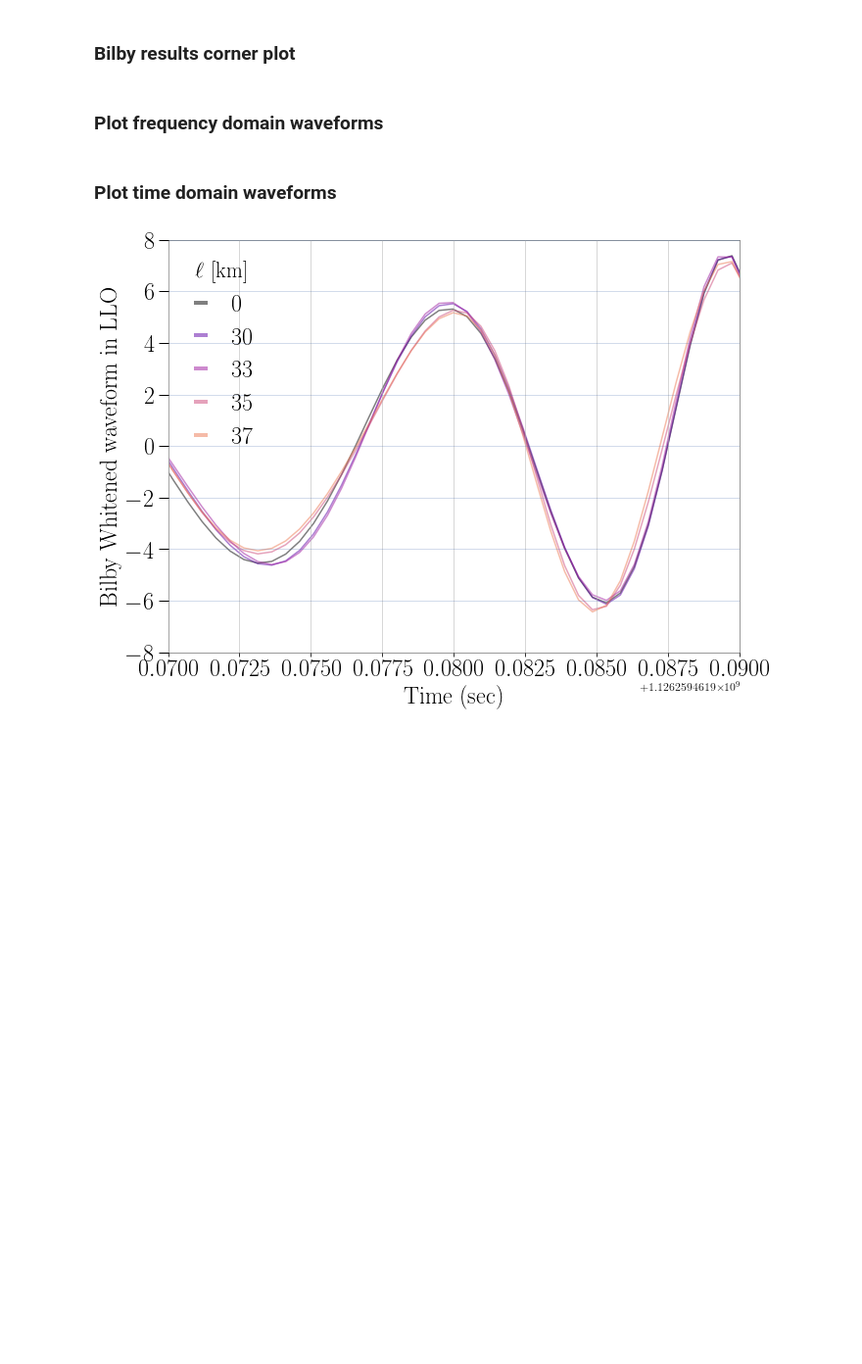
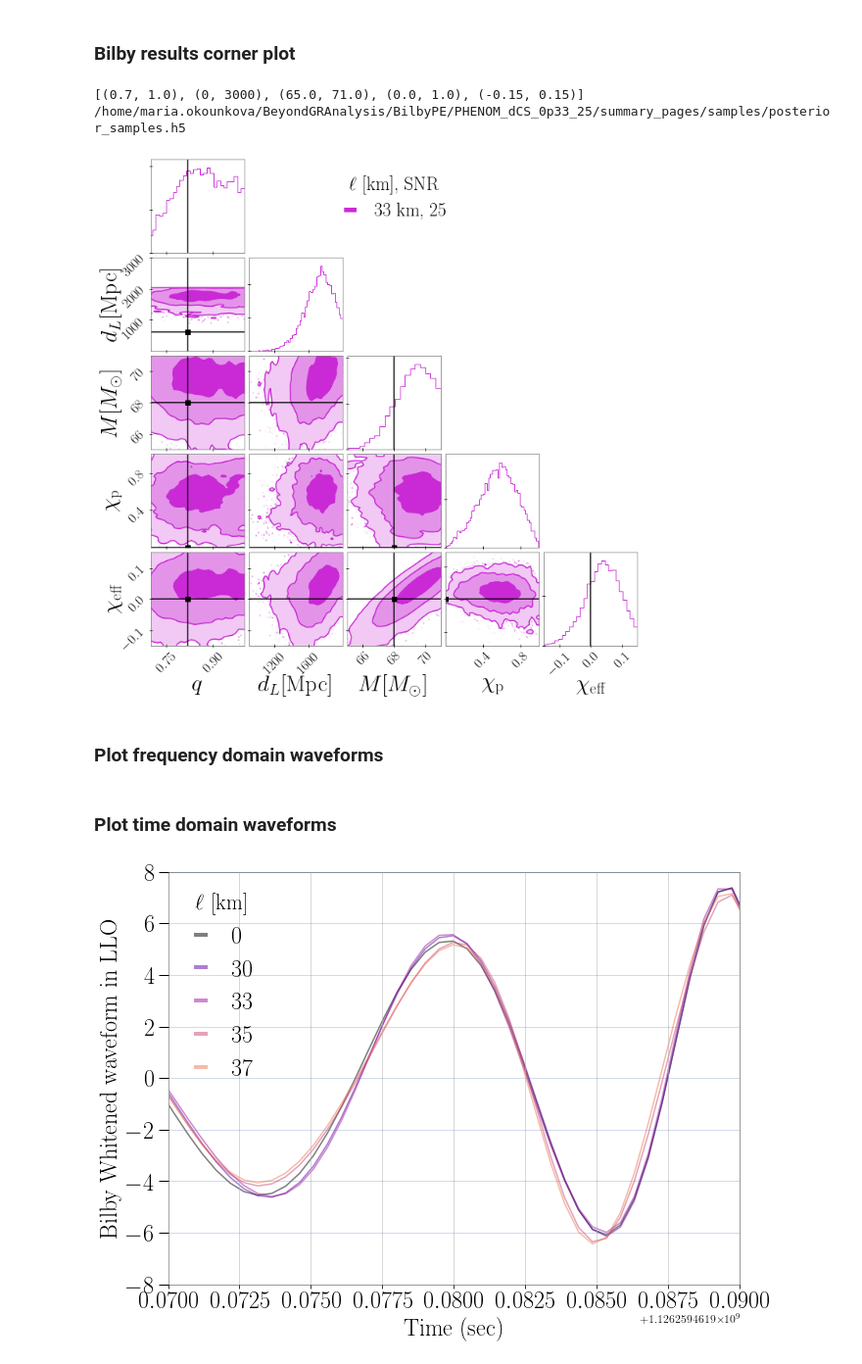
Before and after one commit to mariaokounkova/BeyondGRAnalysis, a Jupyter notebook: BilbyAnalysis.ipynb, the cells around one changed output. Shown at 98% size. Saved outputs shown, nothing was run; the diff lists cells and outputs as text; code cells hidden in the pictures; blank space fills up the shorter version.

```diff
--- a/BilbyAnalysis.ipynb
+++ b/BilbyAnalysis.ipynb
@@ -114,7 +108,7 @@ def SummaryPageFile(name):
     return "/home/maria.okounkova/BeyondGRAnalysis/BilbyPE/" + name + \
         "/summary_pages/samples/posterior_samples.h5"
 
-RangeDict = {'mass_ratio': (0.7, 1.0), 'total_mass' : (65.0, 71.0), 'chi_eff' : (-0.1, 0.1), 'chi_p' : (0.0, 1.0), 'luminosity_distance' : (200, 700)}
+RangeDict = {'mass_ratio': (0.7, 1.0), 'total_mass' : (65.0, 71.0), 'chi_eff' : (-0.15, 0.15), 'chi_p' : (0.0, 1.0), 'luminosity_distance' : (0, 3000)}
 
 def GetBWDir(p):
     return p + '/BayesWave/Run/trigtime_1126259462.000000000_0.0_0.0_0/'
@@ -293,21 +280,22 @@ SNR = 125
 # %% [markdown]
 ### Bilby results corner plot
 # %%
-def CornerPlot(cmap):
-    """ Make a corner plot of Bilby runs on GR injections with various SNRs"""
+def CornerPlot(SNR):
+    """ Make a corner plot of Bilby runs on GR injections with various values of ell,
+        for a given value of SNR"""
 
     base = '/home/maria.okounkova/BeyondGRAnalysis/BilbyPE/'
-    parameters = ['mass_ratio', 'total_mass', 'chi_p', 'chi_eff']
+    parameters = ['mass_ratio', 'luminosity_distance', 'total_mass', 'chi_p', 'chi_eff']
     truths = [TruthDict[param] for param in parameters]
     ranges = [RangeDict[param] for param in parameters]
     print(ranges)
     dim = len(parameters)
 
     #ells = ['0p0', '0p25', '0p3', '0p33', '0p35', '0p37']
-    ells = ['0p0', '0p37']
-    snrs = ['75' for ell in ells]
-    #colors = sns.color_palette(cmap, n_colors=len(ells))
-    colors = ['#46cad4', '#f54242']
+    ells = ['0p33'] #, '0p35', '0p37']
+    snrs = [SNR for ell in ells]
+    colors = sns.color_palette('gnuplot2', n_colors=len(ells))
+    #colors = ['#46cad4', '#f54242']
 
     fig, ax_arr = plt.subplots(dim, dim, figsize=(10, 10))
     handles = []
@@ -322,48 +310,55 @@ def CornerPlot(cmap):
         posterior_samples.plot(type="corner",
                              parameters=parameters, fig = fig, color = c, truths=truths, truth_color='black', \
                                quantiles=[], range=ranges)
 
         ## Dealing with the legend
         l = ax_arr[0][dim-1].plot([0,0], [0,0], label=Ell_SNR_String(ell, mass, snr), color = c)
         handles.append(l[0])
 
     ## Plot the injected values myself
 
     legend = ax_arr[0][2].legend(handles=handles, frameon=False, title = r'$\ell$ [km], SNR', loc = 'upper center', fontsize=24)
 
-    for i in range(4):
+    for i in range(5):
         ax_arr[i][0].set_xlim(RangeDict['mass_ratio'])
-        ax_arr[i][1].set_xlim(RangeDict['total_mass'])
-        ax_arr[i][2].set_xlim(RangeDict['chi_p'])
-        ax_arr[i][3].set_xlim(RangeDict['chi_eff'])
+        ax_arr[i][2].set_xlim(RangeDict['luminosity_distance'])
+        ax_arr[i][2].set_xlim(RangeDict['total_mass'])
+        ax_arr[i][3].set_xlim(RangeDict['chi_p'])
+        ax_arr[i][4].set_xlim(RangeDict['chi_eff'])
 
-    ax_arr[1][0].set_ylim(RangeDict['total_mass'])
-    ax_arr[2][0].set_ylim(RangeDict['chi_p'])
-    ax_arr[2][1].set_ylim(RangeDict['chi_p'])
-    ax_arr[3][0].set_ylim(RangeDict['chi_eff'])
-    ax_arr[3][1].set_ylim(RangeDict['chi_eff'])
-    ax_arr[3][2].set_ylim(RangeDict['chi_eff'])
+    ax_arr[1][0].set_ylim(RangeDict['luminosity_distance'])
+    ax_arr[2][0].set_ylim(RangeDict['total_mass'])
+    ax_arr[2][1].set_ylim(RangeDict['total_mass'])
+    ax_arr[3][0].set_ylim(RangeDict['chi_p'])
+    ax_arr[3][1].set_ylim(RangeDict['chi_p'])
+    ax_arr[3][2].set_ylim(RangeDict['chi_p'])
+    ax_arr[4][0].set_ylim(RangeDict['chi_eff'])
+    ax_arr[4][1].set_ylim(RangeDict['chi_eff'])
+    ax_arr[4][2].set_ylim(RangeDict['chi_eff'])
 
     for ax in fig.get_axes():
 
-        ax.tick_params(axis='y', direction='inout', labelsize=24)
-        ax.tick_params(axis='x', direction='inout', labelsize=24)
+        ax.tick_params(axis='y', direction='inout', labelsize=18)
+        ax.tick_params(axis='x', direction='inout', labelsize=18)
 
     plt.setp(legend.get_title(),fontsize=24)
 
     for ax in fig.get_axes():
         ax.grid(False)
         xlbl = ax.xaxis.get_label()
         ax.set_xlabel(xlbl.get_text(), fontsize=30)
         ylbl = ax.yaxis.get_label()
         ax.set_ylabel(ylbl.get_text(), fontsize=30)
 
     #plt.tight_layout()
-    plt.savefig('dCSCorner_125.pdf')
+    plt.savefig('dCSCorner_' + SNR + '.pdf')
     plt.show()
 
-#CornerPlot('gnuplot2')
-#CornerPlot('mako')
+CornerPlot('25')
+# %% [output]
+[(0.7, 1.0), (0, 3000), (65.0, 71.0), (0.0, 1.0), (-0.15, 0.15)]
+/home/maria.okounkova/BeyondGRAnalysis/BilbyPE/PHENOM_dCS_0p33_25/summary_pages/samples/posterior_samples.h5
+[figure, added]
 # %% [markdown]
 ### Plot frequency domain waveforms
 # %%
```
Also changed, not shown: parts of 4 cells of this notebook.
